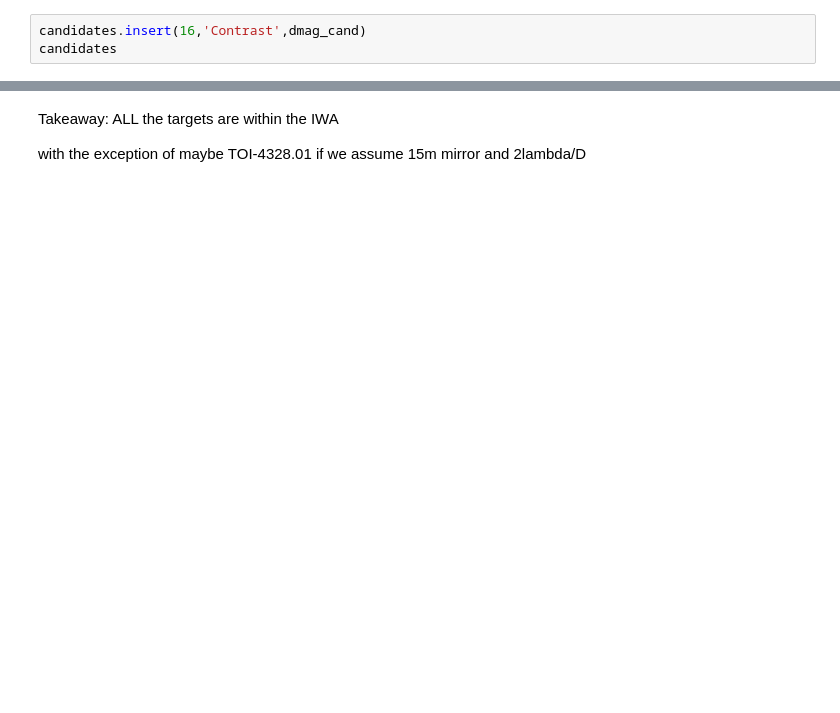
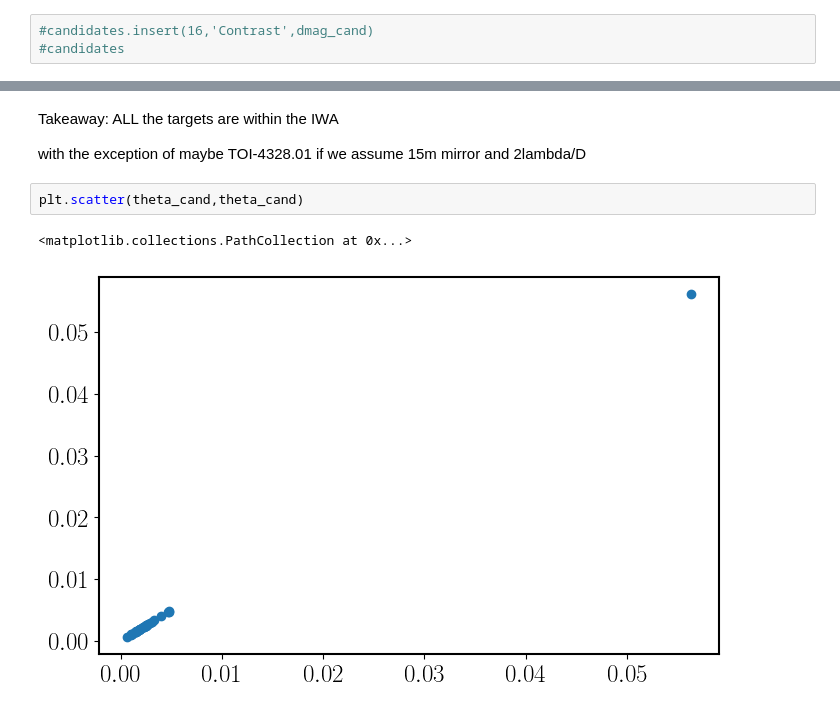
Before and after one commit to lupitatovar/Cool-Worlds, a Jupyter notebook: notebooks/Reflected_light.ipynb, the cells around one changed output, grey strips where cells are left out. Drawn from its saved outputs; the diff is of its cells as text; blank space fills up the shorter version.

Commit message:
theta vals

```diff
--- a/notebooks/Reflected_light.ipynb
+++ b/notebooks/Reflected_light.ipynb
@@ -382,8 +361,8 @@ array([4.58542543e-09, 2.24166998e-08, 2.02501574e-09, 4.20994074e-08,
 # %%
 #confirmed.to_csv('/Users/lupitatovar/Cool-Worlds/targets/confirmed_contrast.csv')
 # %%
-candidates.insert(16,'Contrast',dmag_cand)
-candidates
+#candidates.insert(16,'Contrast',dmag_cand)
+#candidates
 # %% [output]
 |  | Unnamed: 0 | Unnamed: 0.1 | name | hostname | Insolation | Period | T_eff | Radius | masse_est | ... |
 | 0 | 0 | 0 | KOI-4427.01 | KIC 4172805 | 0.318849 | 147.661729 | 199.239771 | 1.797673 | 3.885904 | ... |
@@ -495,3 +484,8 @@ print(iwa(2,15))
 Takeaway: ALL the targets are within the IWA
 
 with the exception of maybe TOI-4328.01 if we assume 15m mirror and 2lambda/D
+# %%
+plt.scatter(theta_cand,theta_cand)
+# %% [output]
+<matplotlib.collections.PathCollection at 0x...>
+[figure, added]
```
Also changed, not shown: parts of 23 cells of this notebook, 6 other files.
